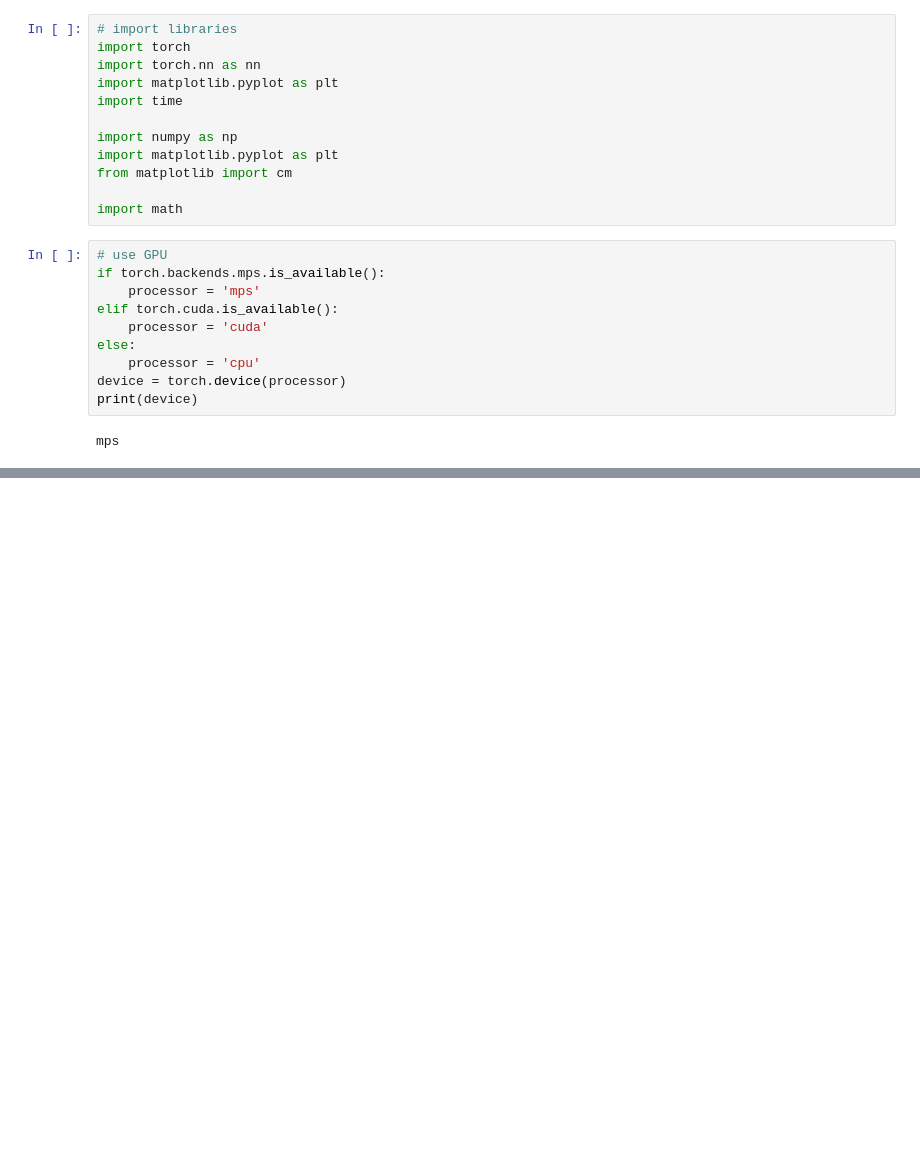
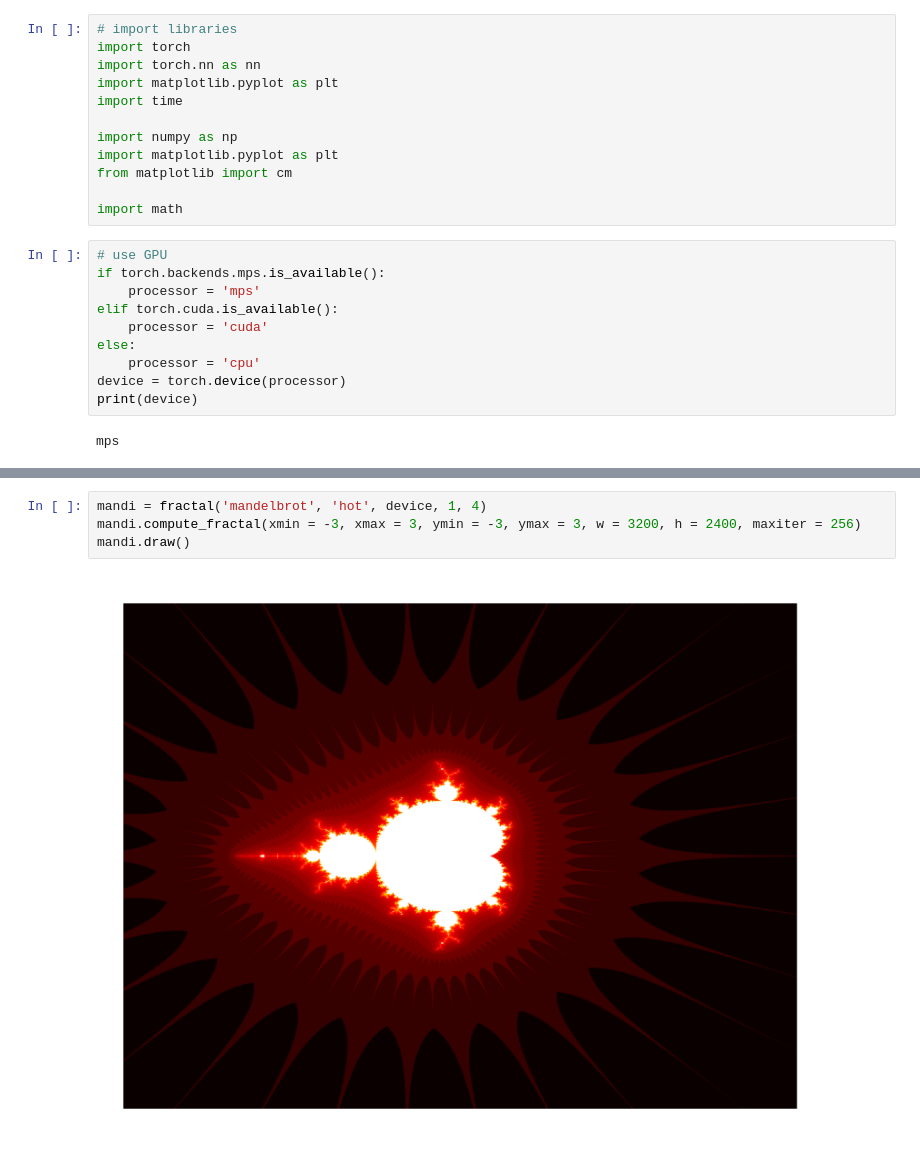
Before and after one commit to suf102/fun-projects, a Jupyter notebook: Drawing_Fractals_GPU.ipynb, the cells around one changed output, grey strips where cells are left out. Cells and saved outputs as stored; diff of their text form; blank space fills up the shorter version.

Commit message:
modified:   Drawing_Fractals_GPU.ipynb 	modified:   myfig.png 	new file:   myfig2.png 	new file:   myfig3.png

```diff
--- a/Drawing_Fractals_GPU.ipynb
+++ b/Drawing_Fractals_GPU.ipynb
@@ -133,0 +90,6 @@ Wall time: 7.22 s
+# %%
+mandi = fractal('mandelbrot', 'hot', device, 1, 4)
+mandi.compute_fractal(xmin = -3, xmax = 3, ymin = -3, ymax = 3, w = 3200, h = 2400, maxiter = 256)
+mandi.draw()
+# %% [output]
+[figure, added]
```
Also changed, not shown: parts of 4 cells of this notebook, 3 other files.
